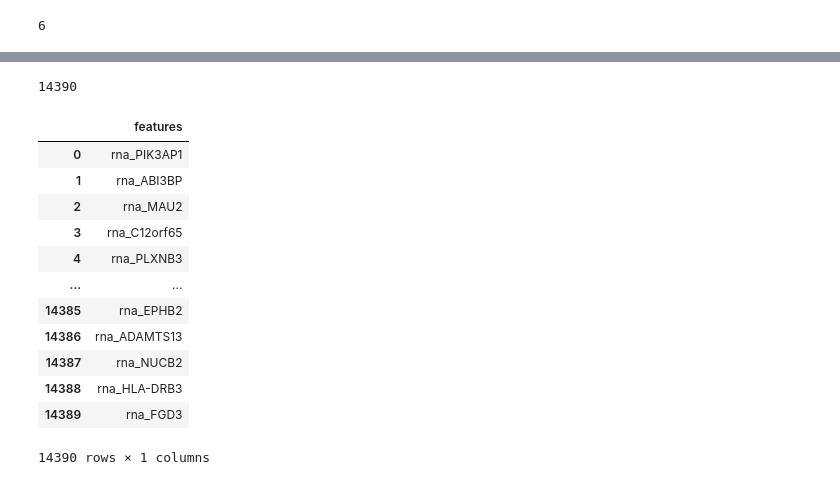
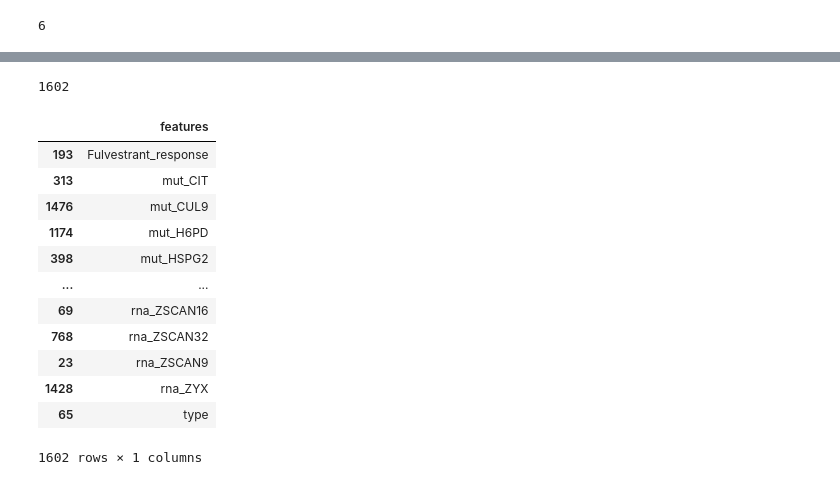
Before and after one commit to harikrishnad1997/Lantern_Hackathon_-Challenge_2, a Jupyter notebook: code/EDA_notebook.ipynb, the cells around one changed output, grey strips where cells are left out. Saved outputs shown, nothing was run; the diff lists cells and outputs as text; code cells hidden in the pictures.

Commit message:
Fixing column number last step

```diff
--- a/code/EDA_notebook.ipynb
+++ b/code/EDA_notebook.ipynb
@@ -435,22 +418,25 @@ stats_df
 1594 rows × 3 columns
 # %%
-final_columns = list(set(column_names)-set(mut_final_columns)-set(rna_final_columns))
-len(final_columns)
+final_columns = ['Fulvestrant_response', 'type']
+final_columns.extend(mut_final_columns)
+final_columns.extend(rna_final_columns)
+final_columns = list(set(final_columns))
+print(len(final_columns))
 # %% [output]
-14390
+1602
 # %%
-pd.DataFrame(final_columns,columns=["features"])
+pd.DataFrame(final_columns,columns=["features"]).sort_values(by="features")
 # %% [output]
 |  | features |
-| 0 | rna_PIK3AP1 |
-| 1 | rna_ABI3BP |
-| 2 | rna_MAU2 |
-| 3 | rna_C12orf65 |
-| 4 | rna_PLXNB3 |
+| 193 | Fulvestrant_response |
+| 313 | mut_CIT |
+| 1476 | mut_CUL9 |
+| 1174 | mut_H6PD |
+| 398 | mut_HSPG2 |
 | ... | ... |
-| 14385 | rna_EPHB2 |
-| 14386 | rna_ADAMTS13 |
-| 14387 | rna_NUCB2 |
-| 14388 | rna_HLA-DRB3 |
-| 14389 | rna_FGD3 |
+| 69 | rna_ZSCAN16 |
+| 768 | rna_ZSCAN32 |
+| 23 | rna_ZSCAN9 |
+| 1428 | rna_ZYX |
+| 65 | type |
-14390 rows × 1 columns
+1602 rows × 1 columns
```
Also changed, not shown: parts of 7 cells of this notebook, 13 other files.
